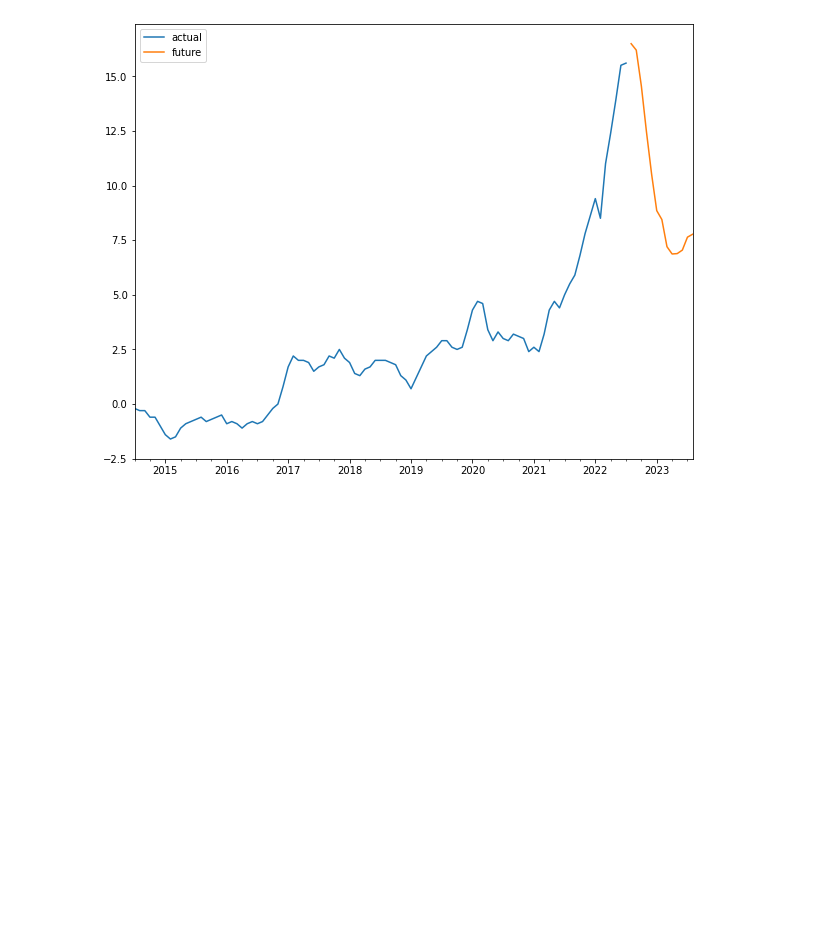
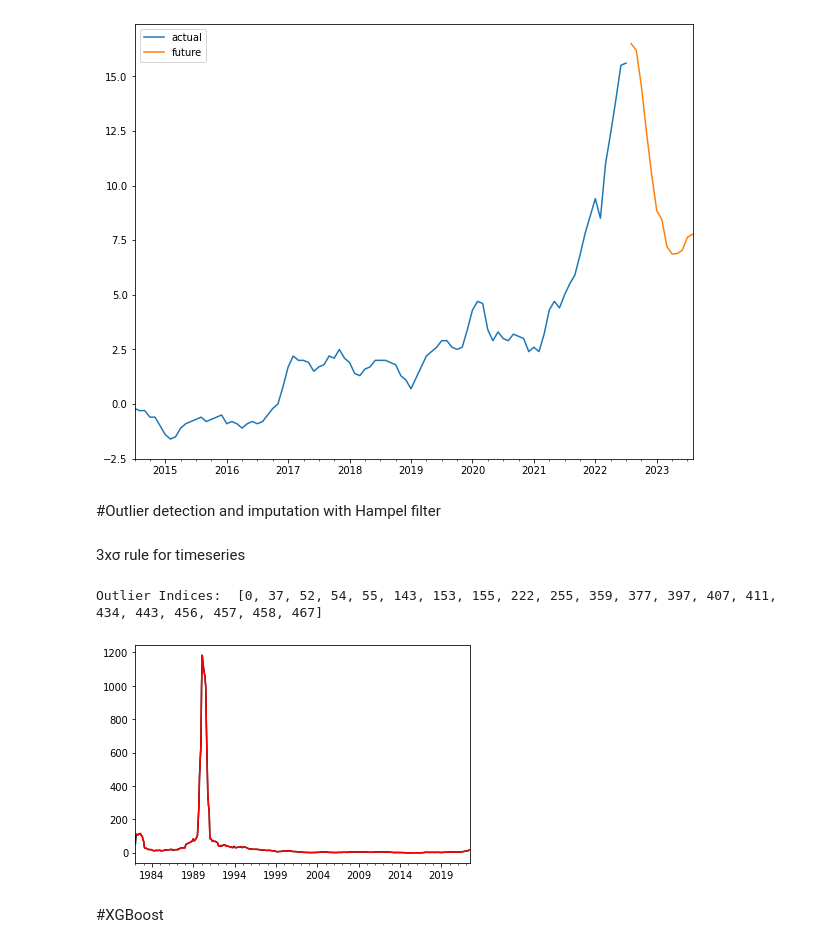
Before and after one commit to monikachudyba/ArtificialNeuralNetworkProjects, a Jupyter notebook: RNN-EconomicIndicators.ipynb, the cells around one changed output. Drawn from its saved outputs; the diff is of its cells as text; code cells hidden in the pictures; blank space fills up the shorter version.

Commit message:
Ouliers detection and XGB

```diff
--- a/RNN-EconomicIndicators.ipynb
+++ b/RNN-EconomicIndicators.ipynb
@@ -989,3 +994,22 @@ future.plot(legend=True)
 # %% [output]
 <matplotlib.axes._subplots.AxesSubplot at 0x...>
 [figure]
+# %% [markdown]
+#Outlier detection and imputation with Hampel filter
+# %% [markdown]
+3xσ rule for timeseries
+# %%
+# Just outlier detection
+outlier_indices = hampel(df[0], window_size=6, n=2)
+print("Outlier Indices: ", outlier_indices)
+# %% [output]
+Outlier Indices:  [0, 37, 52, 54, 55, 143, 153, 155, 222, 255, 359, 377, 397, 407, 411, 434, 443, 456, 457, 458, 467]
+# %%
+# Outlier imputation with rolling median
+imputation = hampel(df[0], window_size=6, n=2, imputation=True)
+
+df[0].plot(style="k-")
+imputation.plot(style="r-")
+plt.show()
+# %% [output]
+[figure, added]
@@ -991,0 +1018,2 @@ future.plot(legend=True)
+# %% [markdown]
+#XGBoost
```
Also changed, not shown: parts of 4 cells of this notebook.
